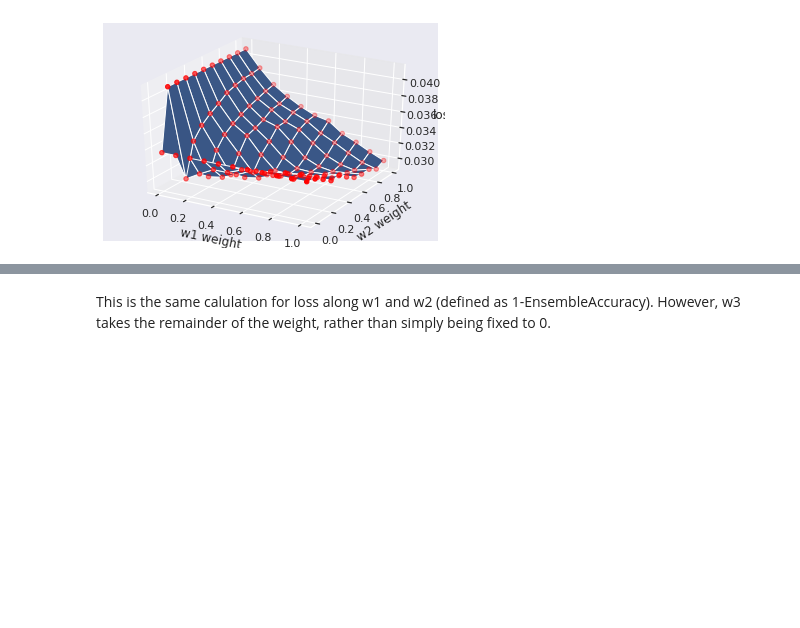
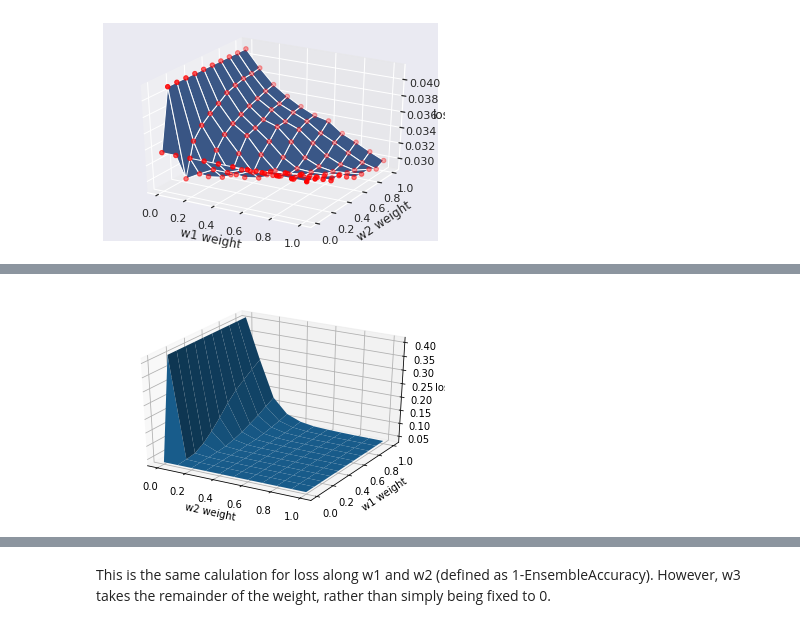
Before and after one commit to MarcoRSousa/DigitClassification, a Jupyter notebook: Python/DigitClassification_NN.ipynb, the cells around one changed output, grey strips where cells are left out. Cells and saved outputs as stored; diff of their text form; code cells hidden in the pictures; blank space fills up the shorter version.

```diff
--- a/Python/DigitClassification_NN.ipynb
+++ b/Python/DigitClassification_NN.ipynb
@@ -2652,3 +2693,21 @@ ax.scatter(X, Y, l,color="red")
 plt.show()
 # %% [output]
 [figure]
+# %%
+goodModel = fitModel(xTrain,yTrain)
+badModel = fitModel(xTrain[:200],yTrain[:200])
+
+membersCompare = np.array([badModel,goodModel])
+# %%
+l = np.zeros(shape=(X.shape))
+print(l.shape)
+for i in range(len(weightsTest)):
+  for j in range(len(weightsTest)):
+
+    w1 = weightsTest[i]
+    w2 = weightsTest[j]
+    weightsTemp = np.array([w1,w2])
+    loss = loss_function(weightsTemp,membersCompare[:2],xTest,yTest)
+    l[i][j] = loss
+    if(j == 10):
+      print(i)
@@ -2654,0 +2727,13 @@ plt.show()
+# %%
+l[0][0] = l[0][1]
+# %%
+fig = plt.figure()
+ax = fig.add_subplot(projection='3d')
+ax.plot_surface(X, Y, l)
+
+ax.set_xlabel('w2 weight')
+ax.set_ylabel('w1 weight')
+ax.set_zlabel('loss')
+plt.show()
+# %% [output]
+[figure, added]
```
Also changed, not shown: parts of 18 cells of this notebook, 1 other file.
